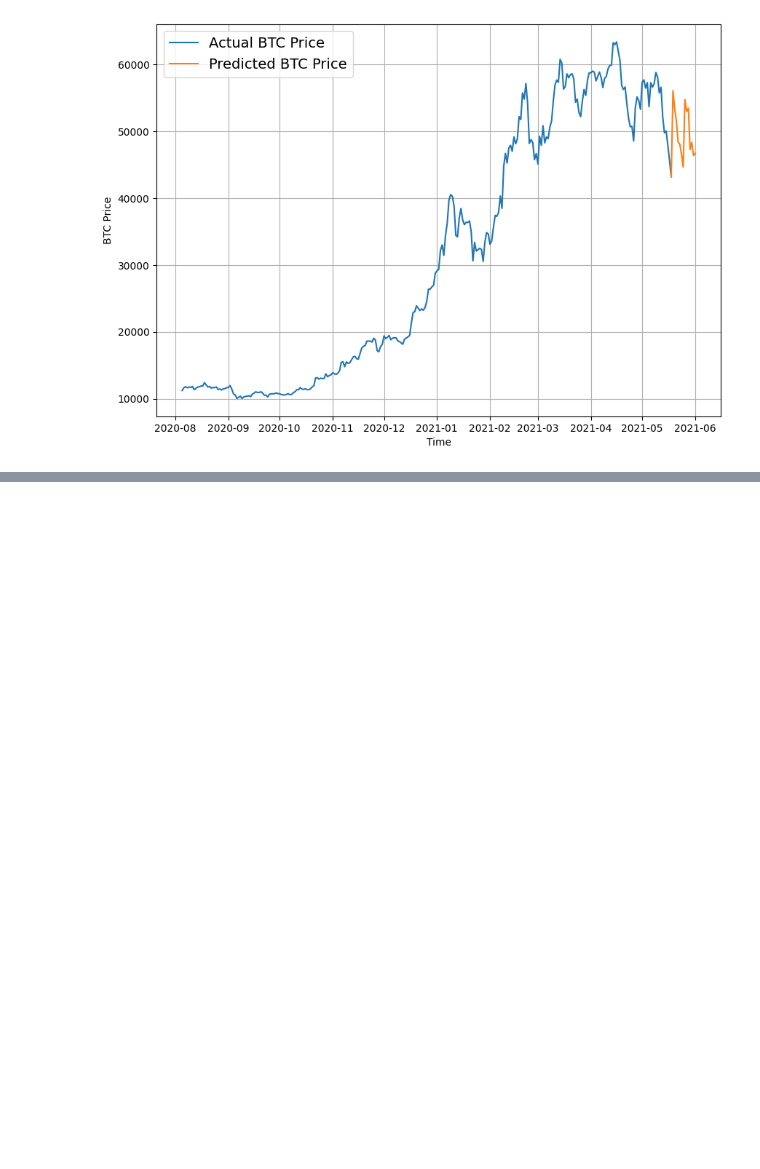
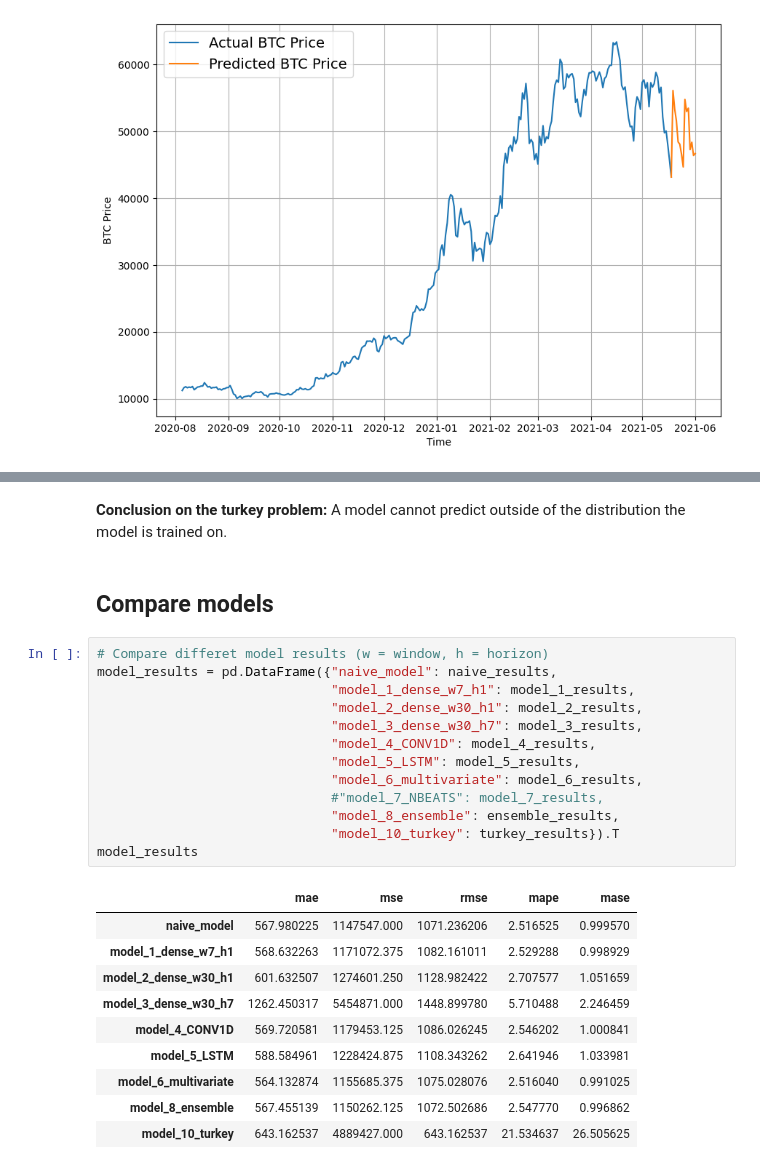
Before and after one commit to ntshtn/Tensorflow_Deep_Learning, a Jupyter notebook: 10_time_series_forecasting_with_tensorflow.ipynb, the cells around one changed output, grey strips where cells are left out. Saved outputs shown, nothing was run; the diff lists cells and outputs as text; blank space fills up the shorter version.

```diff
--- a/10_time_series_forecasting_with_tensorflow.ipynb
+++ b/10_time_series_forecasting_with_tensorflow.ipynb
@@ -2106,0 +2227,28 @@ plot_time_series(next_time_steps, future_forecast, format="-", label="Predicted
+# %% [markdown]
+**Conclusion on the turkey problem:** A model cannot predict outside of the distribution the model is trained on.
+# %% [markdown]
+## Compare models
+# %%
+# Compare differet model results (w = window, h = horizon)
+model_results = pd.DataFrame({"naive_model": naive_results,
+                              "model_1_dense_w7_h1": model_1_results,
+                              "model_2_dense_w30_h1": model_2_results,
+                              "model_3_dense_w30_h7": model_3_results,
+                              "model_4_CONV1D": model_4_results,
+                              "model_5_LSTM": model_5_results,
+                              "model_6_multivariate": model_6_results,
+                              #"model_7_NBEATS": model_7_results,
+                              "model_8_ensemble": ensemble_results,
+                              "model_10_turkey": turkey_results}).T
+model_results
+# %% [output]
+|  | mae | mse | rmse | mape | mase |
+| naive_model | 567.980225 | 1147547.000 | 1071.236206 | 2.516525 | 0.999570 |
+| model_1_dense_w7_h1 | 568.632263 | 1171072.375 | 1082.161011 | 2.529288 | 0.998929 |
+| model_2_dense_w30_h1 | 601.632507 | 1274601.250 | 1128.982422 | 2.707577 | 1.051659 |
+| model_3_dense_w30_h7 | 1262.450317 | 5454871.000 | 1448.899780 | 5.710488 | 2.246459 |
+| model_4_CONV1D | 569.720581 | 1179453.125 | 1086.026245 | 2.546202 | 1.000841 |
+| model_5_LSTM | 588.584961 | 1228424.875 | 1108.343262 | 2.641946 | 1.033981 |
+| model_6_multivariate | 564.132874 | 1155685.375 | 1075.028076 | 2.516040 | 0.991025 |
+| model_8_ensemble | 567.455139 | 1150262.125 | 1072.502686 | 2.547770 | 0.996862 |
+| model_10_turkey | 643.162537 | 4889427.000 | 643.162537 | 21.534637 | 26.505625 |
```
Also changed, not shown: parts of 15 cells of this notebook.
